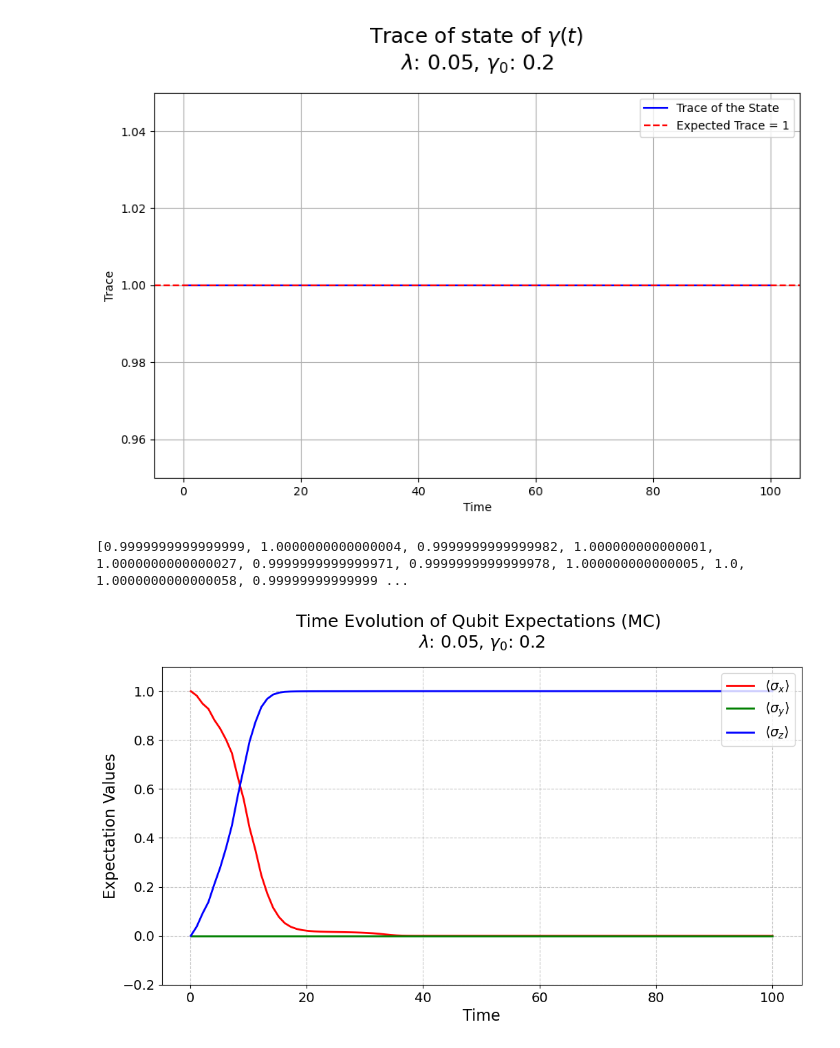
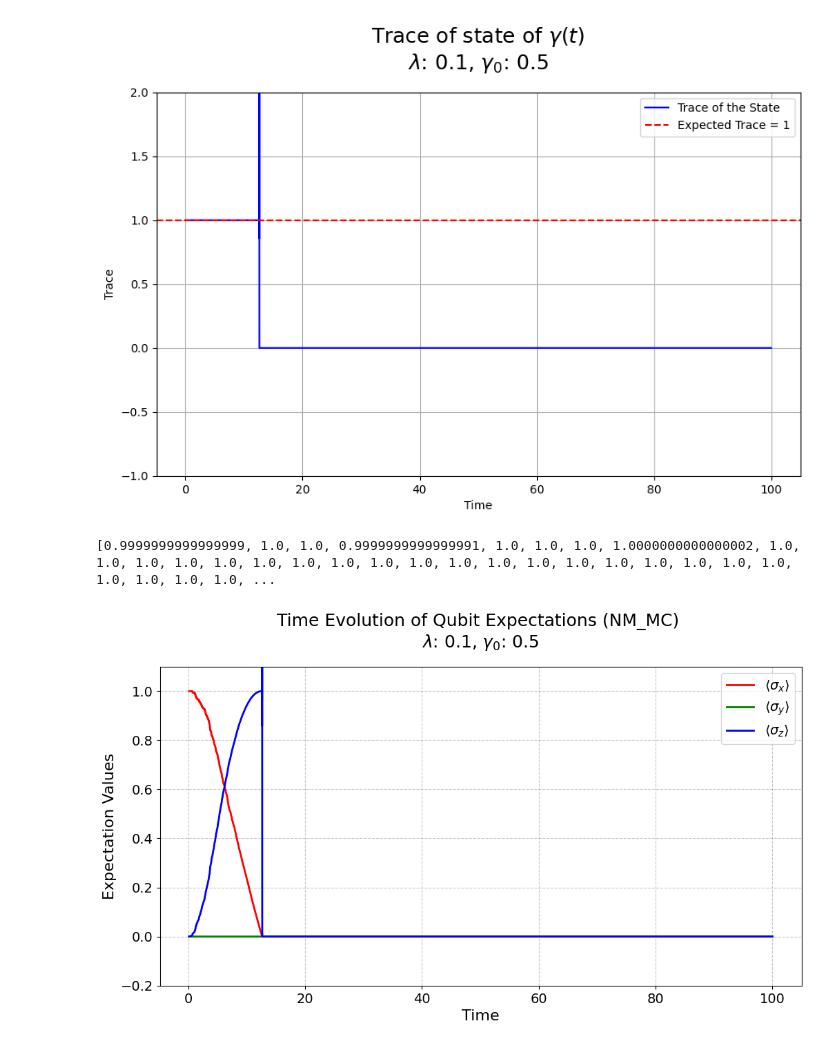
Before and after one commit to harishaseebat92/Non-Markovian-Solver, a Jupyter notebook: Notebooks/Non-Markovian Solvers/nm_mcsolve.ipynb, the cells around one changed output. Cells and saved outputs as stored; diff of their text form; code cells hidden in the pictures.

Commit message:
ME Solver Added

```diff
--- a/Notebooks/Non-Markovian Solvers/nm_mcsolve.ipynb
+++ b/Notebooks/Non-Markovian Solvers/nm_mcsolve.ipynb
@@ -6,8 +6,8 @@ from mpmath import *
 from qutip.solver.nonmarkov.transfertensor import ttmsolve
 from scipy.ndimage import gaussian_filter1d
 # %%
-lam = 0.05
-gamma_0 = 0.2
+lam = 0.1
+gamma_0 = 0.5
 
 def Expr(t):
     l = np.emath.sqrt(lam**2 - 2*gamma_0*lam)
@@ -15,6 +15,8 @@ def Expr(t):
     expression = ((-l**2 + lam**2)*np.sinh(l*t/2))/(l*np.cosh(l*t/2) + lam*np.sinh(l*t/2))
 
     return expression
+
+
 
 def s(t):
     return np.imag(Expr(t))
@@ -31,16 +33,16 @@ H0 = sigmam()*sigmap()
 #     else:
 #         return np.sqrt(np.real(Expr(t)))       #np.sqrt(np.real(Expr(t)))
 
+# def gam(t):
+#     return np.abs(np.real(Expr(t)))
 def gam(t):
-    return np.abs(np.real(Expr(t)))
+    return np.real(Expr(t))
 
 
-time = np.linspace(0.1, 200, 100)  # Adjust time range as needed
+time = np.linspace(0.1, 100, 2000000)  # Adjust time range as needed
 
-# Calculate gam values
+# Trying to smoothen  gamma values
 gam_vals = np.array([gam(t) for t in time])
-
-
 
 def smoothen_gamma(gamma_vals, sigma=2):
     """
@@ -160,5 +156,5 @@ def normalize_states(result):
     return result
 
 
-result2 = nm_mcsolve(H_zero, psi0, times, ops_and_rates, e_ops, ntraj, options=(solver_options | nmmc_options))
+result2 = nm_mcsolve(H_zero, psi0, time, ops_and_rates, e_ops, ntraj, options=(solver_options | nmmc_options))
 # %% [output]
@@ -172,13 +168,13 @@ traces = [state.tr() for state in states]
 
 # Prepare for plotting
 plt.figure(figsize=(10, 6))
-plt.plot(times, traces, label='Trace of the State', color='blue')
+plt.plot(time, traces, label='Trace of the State', color='blue')
 
 # Add labels and title
 plt.xlabel('Time')
 plt.ylabel('Trace')
 plt.title(f"Trace of state of $\gamma(t)$ \n$\lambda$: {lam}, $\gamma_0$: {gamma_0}", fontsize=18, pad=20)
-plt.ylim([0.95, 1.05])
+plt.ylim([-1, 2])
 
 plt.axhline(y=1, color='r', linestyle='--', label='Expected Trace = 1')
 plt.legend()
@@ -187,38 +183,38 @@ plt.show()
 
 print(traces)
 # %% [output]
-[figure, old version]
+[figure, new version]
-[0.9999999999999999, 1.0000000000000004, 0.9999999999999982, 1.000000000000001, 1.0000000000000027, 0.9999999999999971, 0.9999999999999978, 1.000000000000005, 1.0, 1.0000000000000058, 0.99999999999999 ...
+[0.9999999999999999, 1.0, 1.0, 0.9999999999999991, 1.0, 1.0, 1.0, 1.0000000000000002, 1.0, 1.0, 1.0, 1.0, 1.0, 1.0, 1.0, 1.0, 1.0, 1.0, 1.0, 1.0, 1.0, 1.0, 1.0, 1.0, 1.0, 1.0, 1.0, 1.0, 1.0, 1.0, 1.0, ...
 # %%
 
 data = result2#mcsolve([[H0,s]], psi0, times, c_ops, e_ops, options = Options(store_states =True))
 # Assuming result1.times and result1.expect are available
 
 fig, ax = plt.subplots(figsize=(12, 6))
 
 # Plotting the expectations with improved labels and colors
 ax.plot(data.times, data.expect[0], 'r-', label=r'$\langle\sigma_x\rangle$', linewidth=2)
 ax.plot(data.times, data.expect[1], 'g-', label=r'$\langle\sigma_y\rangle$', linewidth=2)
 ax.plot(data.times, data.expect[2], 'b-', label=r'$\langle\sigma_z\rangle$', linewidth=2)
 
 # Adding titles and labels with better formatting
-ax.set_title(f"Time Evolution of Qubit Expectations (MC) \n$\lambda$: {lam}, $\gamma_0$: {gamma_0}", fontsize=18, pad=20)#("Time Evolution of Qubit Expectations(ME)" + "lam:":lam , , fontsize=18, pad=20)
+ax.set_title(f"Time Evolution of Qubit Expectations (NM_MC) \n$\lambda$: {lam}, $\gamma_0$: {gamma_0}", fontsize=18, pad=20)#("Time Evolution of Qubit Expectations(ME)" + "lam:":lam , , fontsize=18, pad=20)
 ax.set_ylabel("Expectation Values", fontsize=16)
 ax.set_xlabel("Time", fontsize=16)
 
 # Adding a legend with improved positioning and font size
 ax.legend(fontsize=14, loc='upper right')
 
 # Adjusting y-axis limits for better visibility
 ax.set_ylim(-0.2, 1.1)
 
 # Adding a grid for better readability
 ax.grid(True, linestyle='--', alpha=0.7)
 
 # Adjusting tick parameters for better readability
 ax.tick_params(axis='both', which='major', labelsize=14)
 
 # Display the plot
 plt.show()
 # %% [output]
-[figure, old version]
+[figure, new version]
```
Also changed, not shown: parts of 3 cells of this notebook, 49 other files.
